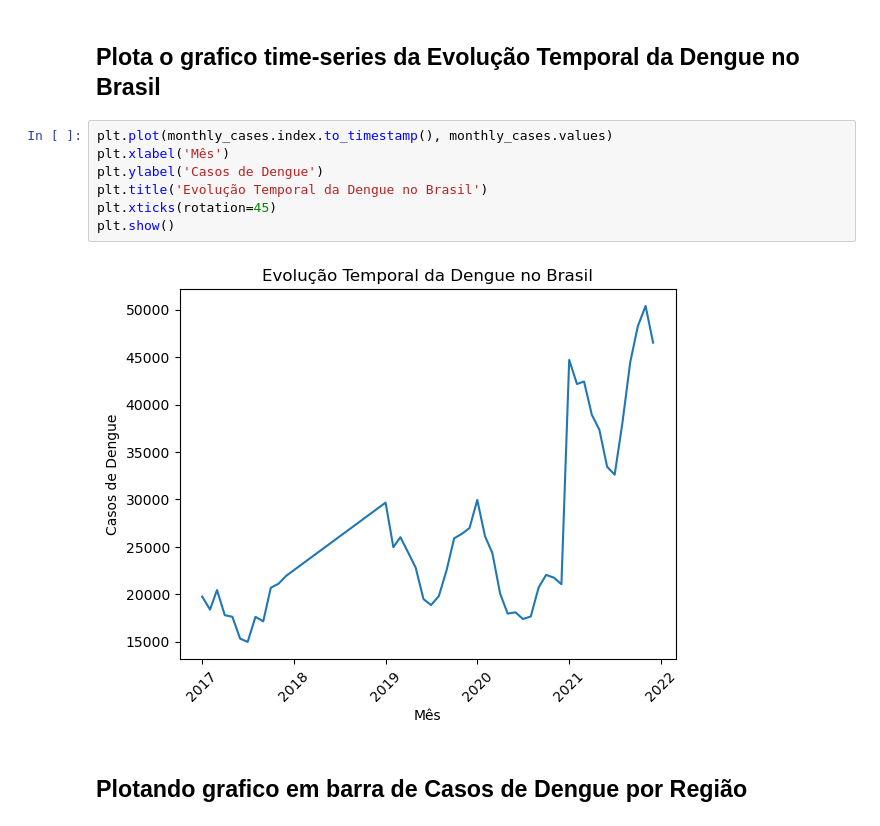
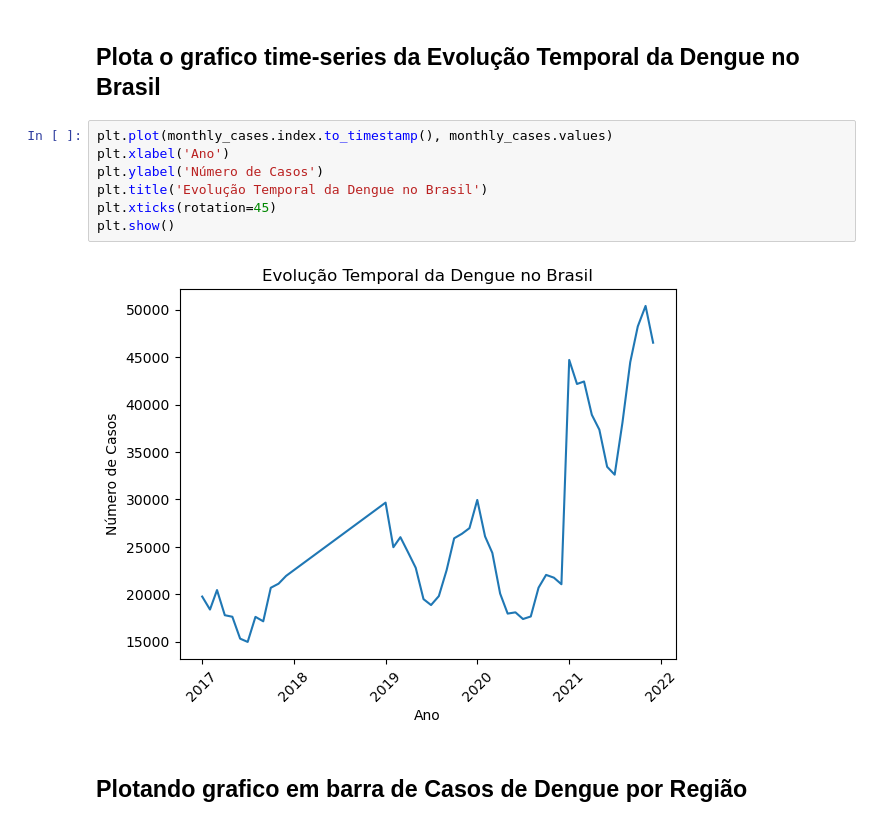
Before and after one commit to rafaelavarao/DataSUS-Data-Analysis, a Jupyter notebook: dengue.ipynb, the cells around one changed output. Drawn from its saved outputs; the diff is of its cells as text.

```diff
--- a/dengue.ipynb
+++ b/dengue.ipynb
@@ -105,13 +105,13 @@ Freq: M, dtype: int64
 ## Plota o grafico time-series da Evolução Temporal da Dengue no Brasil
 # %%
 plt.plot(monthly_cases.index.to_timestamp(), monthly_cases.values)
-plt.xlabel('Mês')
-plt.ylabel('Casos de Dengue')
+plt.xlabel('Ano')
+plt.ylabel('Número de Casos')
 plt.title('Evolução Temporal da Dengue no Brasil')
 plt.xticks(rotation=45)
 plt.show()
 # %% [output]
-[figure, old version]
+[figure, new version]
 # %% [markdown]
 ## Plotando grafico em barra de Casos de Dengue por Região
 # %%
```
Also changed, not shown: 1 other file.
